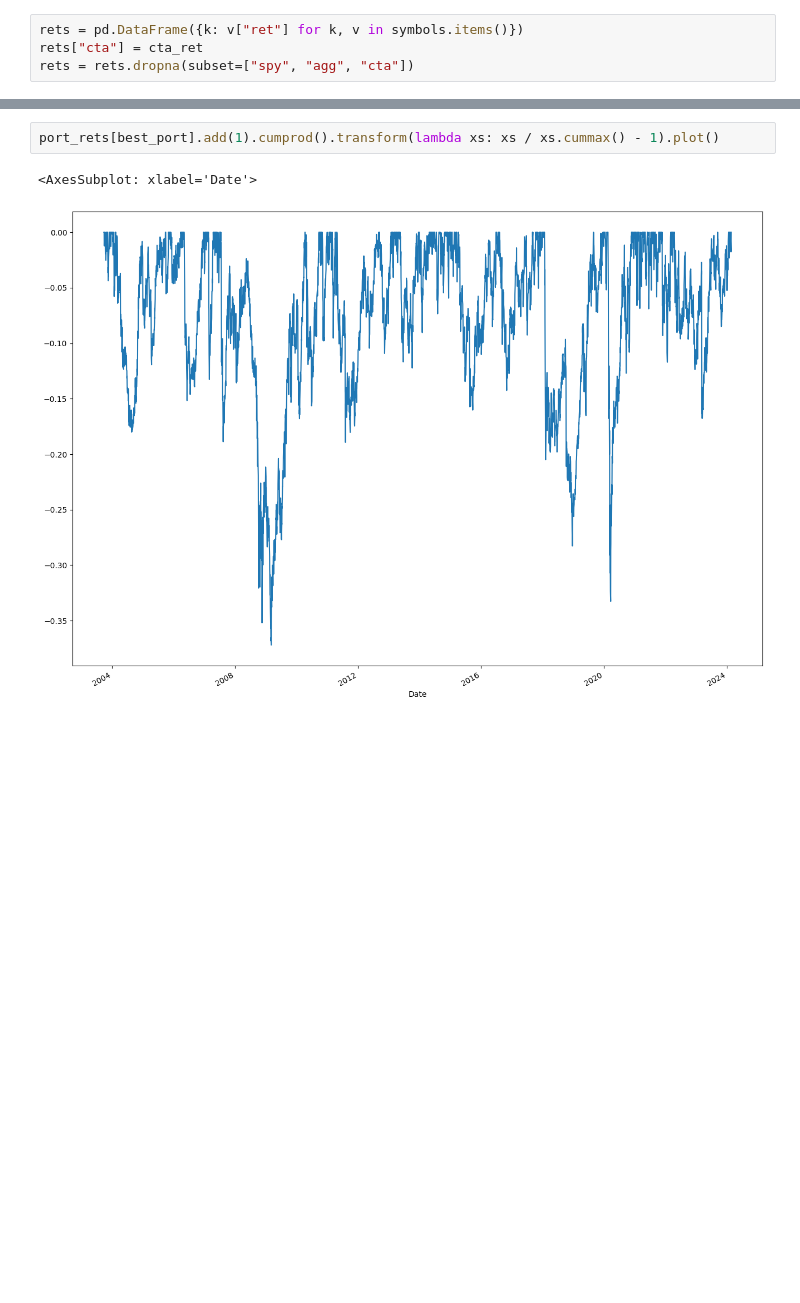
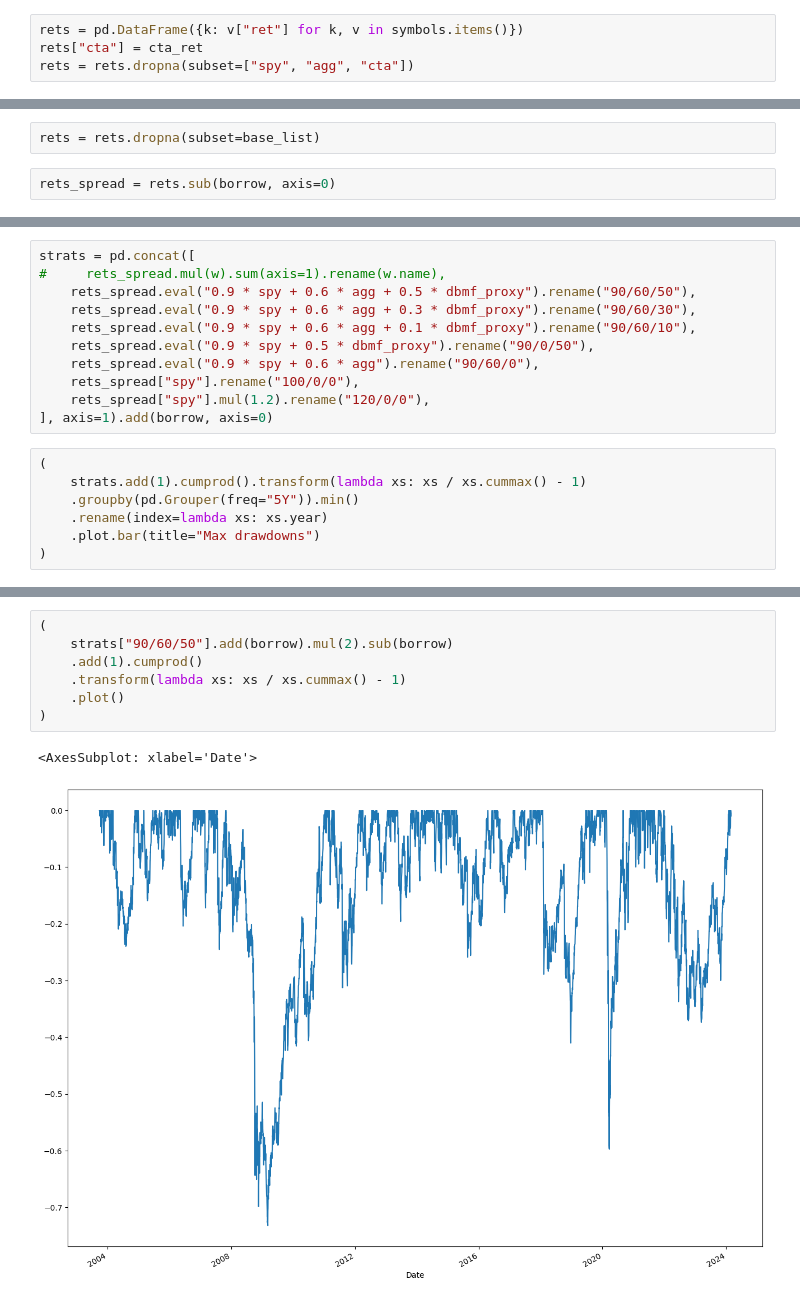
Before and after one commit to chiaolun/market-timing, a Jupyter notebook: Simple Diversification.ipynb, the cells around one changed output, grey strips where cells are left out. Saved outputs shown, nothing was run; the diff lists cells and outputs as text; blank space fills up the shorter version.

```diff
--- a/Simple Diversification.ipynb
+++ b/Simple Diversification.ipynb
@@ -159,3 +121,7 @@ dtype: float64
+# %%
+rets = rets.dropna(subset=base_list)
+# %%
+rets_spread = rets.sub(borrow, axis=0)
 # %%
 def plot_dd(rets):
     c_pl = rets.add(1).cumprod()
@@ -174,0 +186,18 @@ plot_dd(port_rets[best_port])
+# %%
+strats = pd.concat([
+#     rets_spread.mul(w).sum(axis=1).rename(w.name),
+    rets_spread.eval("0.9 * spy + 0.6 * agg + 0.5 * dbmf_proxy").rename("90/60/50"),
+    rets_spread.eval("0.9 * spy + 0.6 * agg + 0.3 * dbmf_proxy").rename("90/60/30"),
+    rets_spread.eval("0.9 * spy + 0.6 * agg + 0.1 * dbmf_proxy").rename("90/60/10"),
+    rets_spread.eval("0.9 * spy + 0.5 * dbmf_proxy").rename("90/0/50"),
+    rets_spread.eval("0.9 * spy + 0.6 * agg").rename("90/60/0"),
+    rets_spread["spy"].rename("100/0/0"),
+    rets_spread["spy"].mul(1.2).rename("120/0/0"),
+], axis=1).add(borrow, axis=0)
+# %%
+(
+    strats.add(1).cumprod().transform(lambda xs: xs / xs.cummax() - 1)
+    .groupby(pd.Grouper(freq="5Y")).min()
+    .rename(index=lambda xs: xs.year)
+    .plot.bar(title="Max drawdowns")
+)
@@ -175,5 +280,10 @@ plot_dd(port_rets[best_port])
 # %%
-port_rets[best_port].add(1).cumprod().transform(lambda xs: xs / xs.cummax() - 1).plot()
+(
+    strats["90/60/50"].add(borrow).mul(2).sub(borrow)
+    .add(1).cumprod()
+    .transform(lambda xs: xs / xs.cummax() - 1)
+    .plot()
+)
 # %% [output]
 <AxesSubplot: xlabel='Date'>
-[figure, old version]
+[figure, new version]
```
Also changed, not shown: parts of 33 cells of this notebook, 3 other files.
